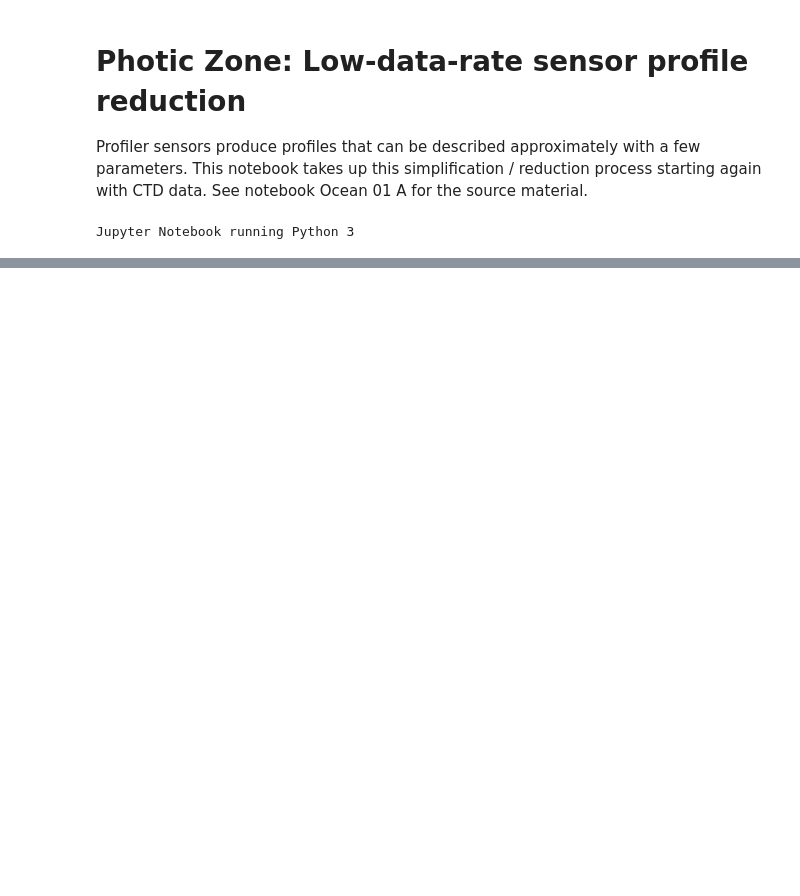
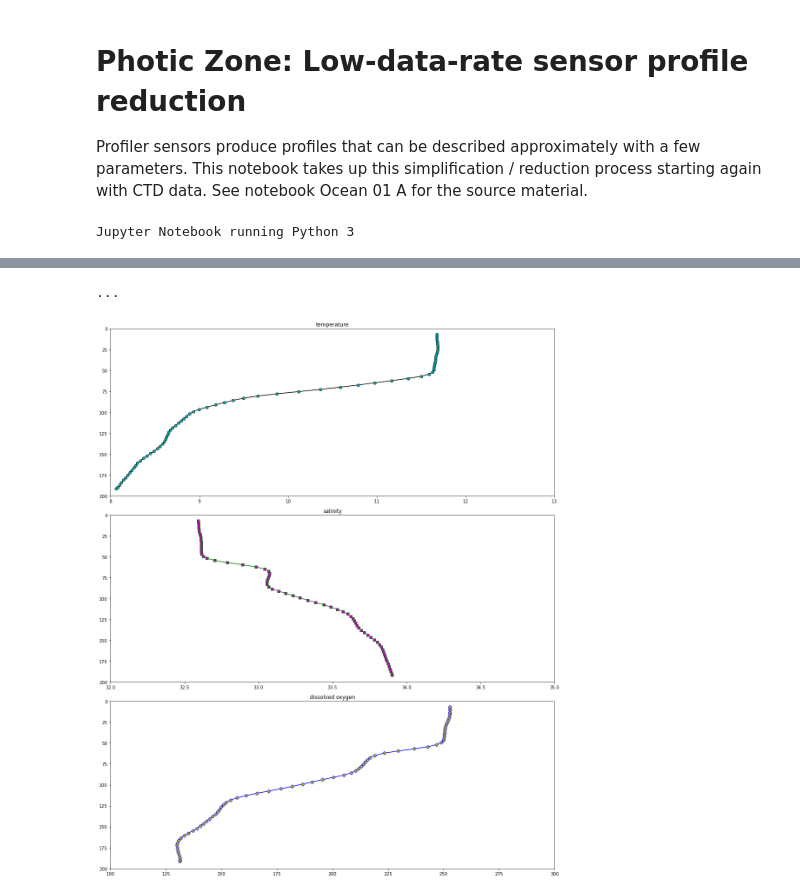
Before and after one commit to lsetiawan/ocean, a Jupyter notebook: Ocean 01 D Photic Zone Reduction.ipynb, the cells around one changed output, grey strips where cells are left out. Saved outputs shown, nothing was run; the diff lists cells and outputs as text; code cells hidden in the pictures; blank space fills up the shorter version.

```diff
--- a/Ocean 01 D Photic Zone Reduction.ipynb
+++ b/Ocean 01 D Photic Zone Reduction.ipynb
@@ -134,0 +172,36 @@ axs.set(xlim = (-.1, .2),                                                   \
+# %%
+time0, time1 = dt64('2019-01-01T00:26:05'), dt64('2019-01-01T01:37:55')
+ds_CTD_time_slice = ds_CTD.sel(time=slice(time0, time1))
+
+sensor_t = ds_CTD_time_slice['seawater_temperature'];       smooth_t = filter(sensor_t)
+sensor_s = ds_CTD_time_slice['practical_salinity'];         smooth_s = filter(sensor_s)
+sensor_o = ds_CTD_time_slice['corrected_dissolved_oxygen']; smooth_o = filter(sensor_o)
+
+sensor_d = ds_CTD_time_slice['seawater_pressure']
+
+temperature_lbound, temperature_ubound           =   8.,  13.
+salinity_lbound, salinity_ubound                 =  32.,  35.
+dissolved_oxygen_lbound, dissolved_oxygen_ubound = 100., 300.
+
+fig, axs = plt.subplots(3,1,figsize=(15,18), tight_layout=True)
+
+compare_unfiltered = False
+
+if compare_unfiltered:
+    axs[0].plot(sensor_t + 0.5, sensor_d, marker='o', markersize = 6., color='k', markerfacecolor='r')
+    axs[1].plot(sensor_s + 0.5, sensor_d, marker='s', markersize = 6., color='g', markerfacecolor='r')
+    axs[2].plot(sensor_o + 20., sensor_d, marker='D', markersize = 6., color='b', markerfacecolor='r')
+
+axs[0].plot(smooth_t, sensor_d, marker='o', markersize = 6., color='k', markerfacecolor='c')
+axs[0].set(xlim = (temperature_lbound, temperature_ubound), ylim = (200., 0.), title='temperature')
+
+axs[1].plot(smooth_s, sensor_d, marker='s', markersize = 6., color='g', markerfacecolor='m')
+axs[1].set(xlim = (salinity_lbound, salinity_ubound), ylim = (200., 0.), title='salinity')
+
+axs[2].plot(smooth_o, sensor_d, marker='D', markersize = 6., color='b', markerfacecolor='y')
+axs[2].set(xlim = (dissolved_oxygen_lbound, dissolved_oxygen_ubound), ylim = (200., 0.), title='dissolved oxygen')
+
+print('...')
+# %% [output]
+...
+[figure, added]
```
Also changed, not shown: parts of 11 cells of this notebook, 3 other files.
